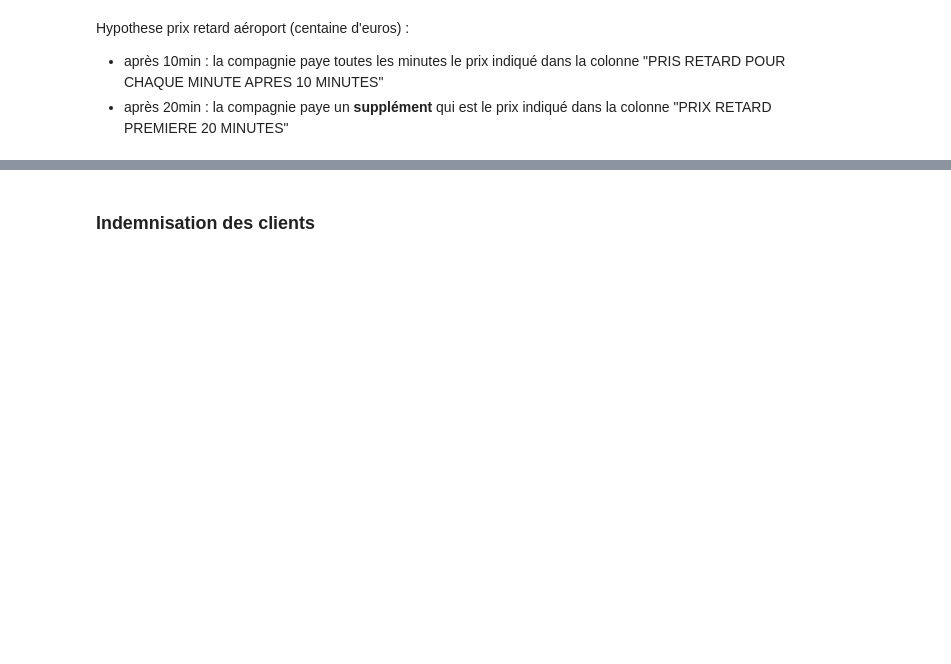
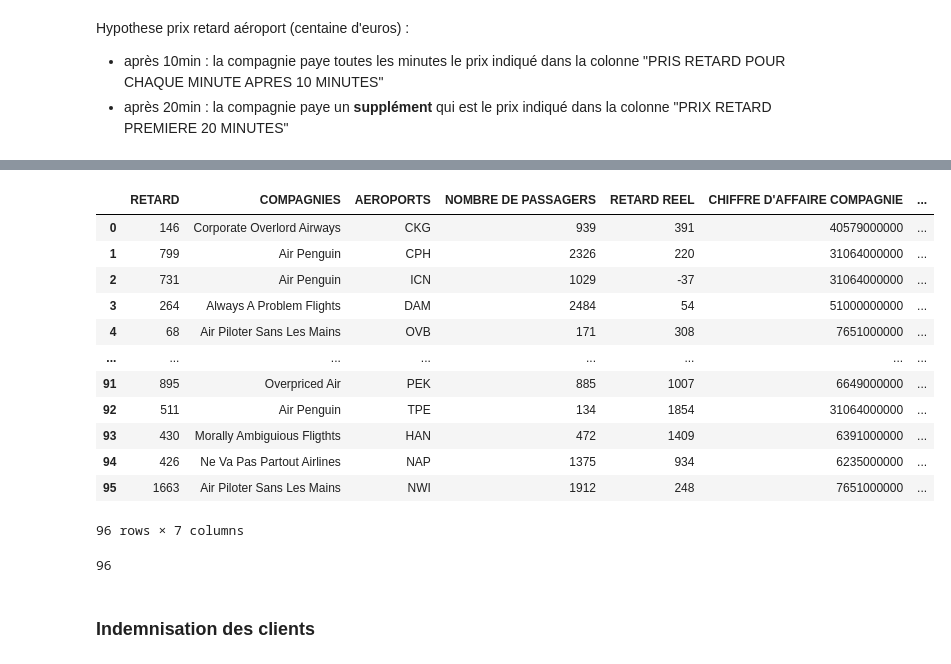
Before and after one commit to tbenali96/octofly, a Jupyter notebook: notebooks/Metrics&KPIs_copy.ipynb, the cells around one changed output, grey strips where cells are left out. Saved outputs shown, nothing was run; the diff lists cells and outputs as text; code cells hidden in the pictures; blank space fills up the shorter version.

```diff
--- a/notebooks/Metrics&KPIs_copy.ipynb
+++ b/notebooks/Metrics&KPIs_copy.ipynb
@@ -117,3 +139,26 @@ Hypothese prix retard aéroport (centaine d'euros) :
+# %%
+test = pd.merge(prediction_avec_retard,
+                df_aeroports[['CODE IATA', 'PRIX RETARD PREMIERE 20 MINUTES']].rename(columns={'CODE IATA': 'AEROPORTS'}),
+                on='AEROPORTS', how='left')
+test
+# %% [output]
+|  | RETARD | COMPAGNIES | AEROPORTS | NOMBRE DE PASSAGERS | RETARD REEL | CHIFFRE D'AFFAIRE COMPAGNIE | ... |
+| 0 | 146 | Corporate Overlord Airways | CKG | 939 | 391 | 40579000000 | ... |
+| 1 | 799 | Air Penguin | CPH | 2326 | 220 | 31064000000 | ... |
+| 2 | 731 | Air Penguin | ICN | 1029 | -37 | 31064000000 | ... |
+| 3 | 264 | Always A Problem Flights | DAM | 2484 | 54 | 51000000000 | ... |
+| 4 | 68 | Air Piloter Sans Les Mains | OVB | 171 | 308 | 7651000000 | ... |
+| ... | ... | ... | ... | ... | ... | ... | ... |
+| 91 | 895 | Overpriced Air | PEK | 885 | 1007 | 6649000000 | ... |
+| 92 | 511 | Air Penguin | TPE | 134 | 1854 | 31064000000 | ... |
+| 93 | 430 | Morally Ambiguious Fligthts | HAN | 472 | 1409 | 6391000000 | ... |
+| 94 | 426 | Ne Va Pas Partout Airlines | NAP | 1375 | 934 | 6235000000 | ... |
+| 95 | 1663 | Air Piloter Sans Les Mains | NWI | 1912 | 248 | 7651000000 | ... |
+96 rows × 7 columns
+# %%
+print(len(test))
+# %% [output]
+96
 # %%
 def add_cost_20min_delay(df_aeroports, airport):
     twenty_first_min_cost = df_aeroports[
```
Also changed, not shown: parts of 10 cells of this notebook, 4 other files.
